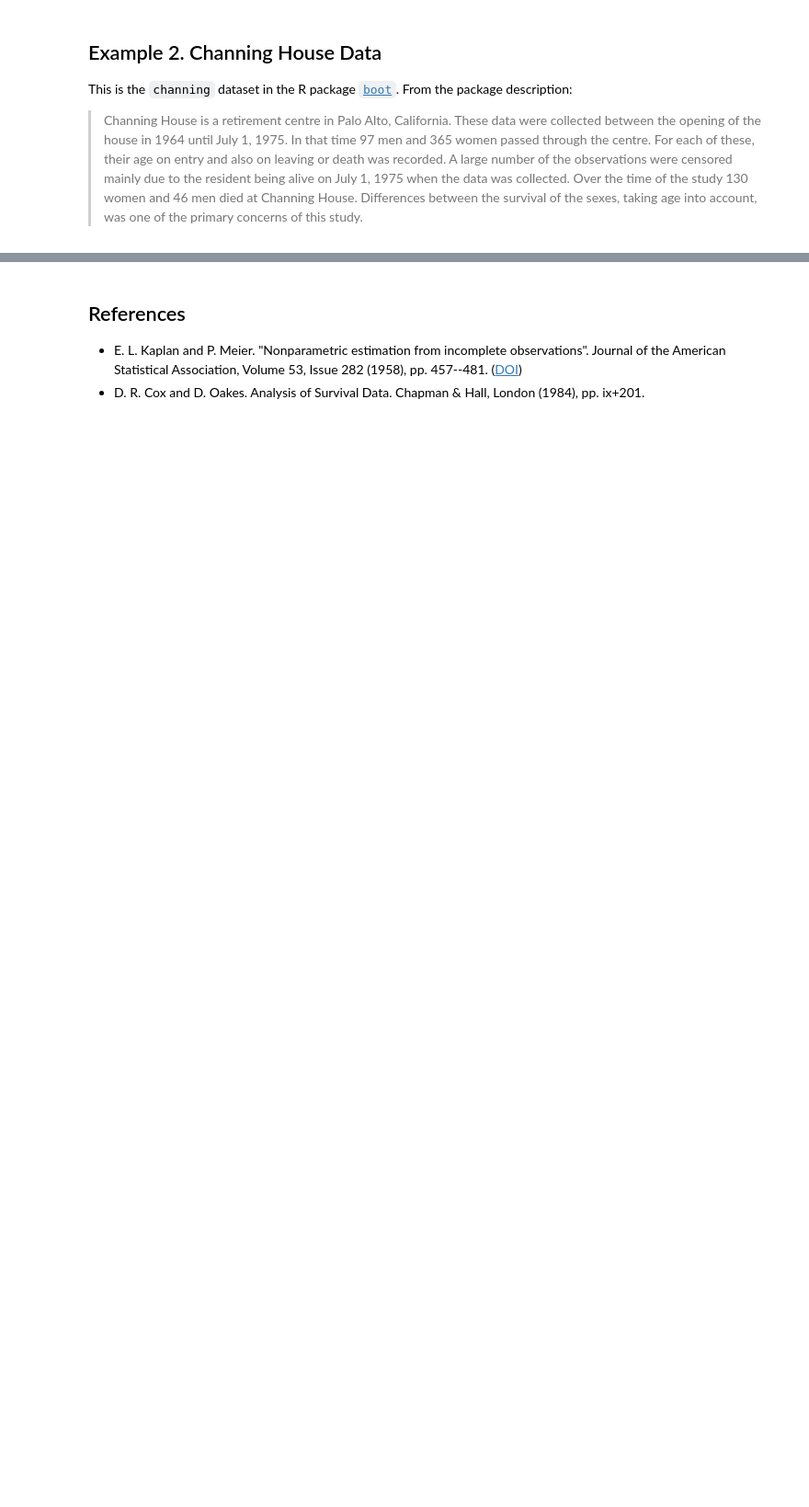
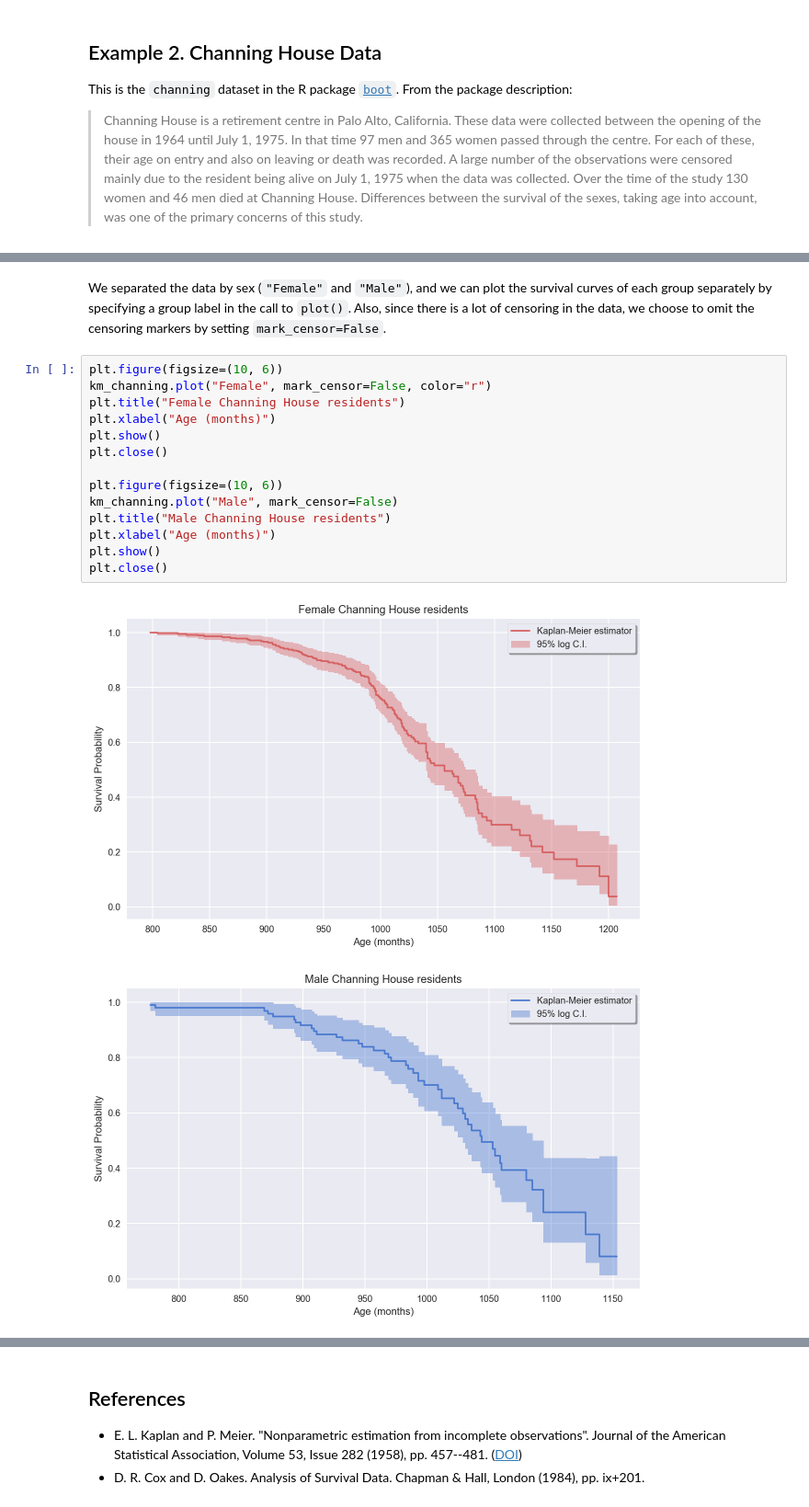
Before and after one commit to artemmavrin/survive, a Jupyter notebook: examples/Kaplan-Meier Estimator.ipynb, the cells around one changed output, grey strips where cells are left out. Shown at 92% size. Drawn from its saved outputs; the diff is of its cells as text; blank space fills up the shorter version.

```diff
--- a/examples/Kaplan-Meier Estimator.ipynb
+++ b/examples/Kaplan-Meier Estimator.ipynb
@@ -83,0 +128,20 @@ plt.close()
+# %% [markdown]
+We separated the data by sex (`"Female"` and `"Male"`), and we can plot the survival curves of each group separately by specifying a group label in the call to `plot()`.
+Also, since there is a lot of censoring in the data, we choose to omit the censoring markers by setting `mark_censor=False`.
+# %%
+plt.figure(figsize=(10, 6))
+km_channing.plot("Female", mark_censor=False, color="r")
+plt.title("Female Channing House residents")
+plt.xlabel("Age (months)")
+plt.show()
+plt.close()
+
+plt.figure(figsize=(10, 6))
+km_channing.plot("Male", mark_censor=False)
+plt.title("Male Channing House residents")
+plt.xlabel("Age (months)")
+plt.show()
+plt.close()
+# %% [output]
+[figure, added]
+[figure, added]
```
Also changed, not shown: parts of 22 cells of this notebook, 4 other files.
